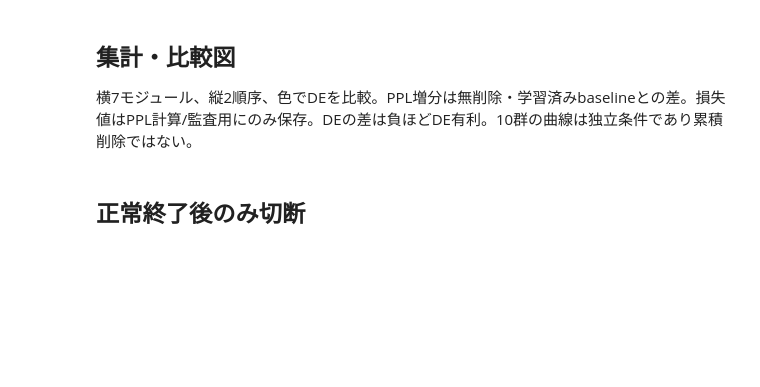
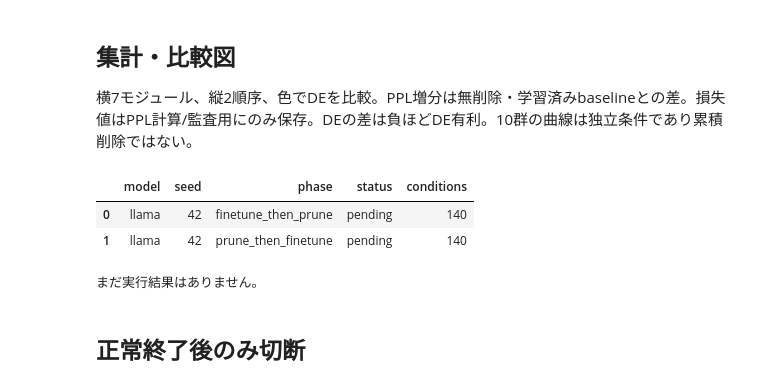
Before and after one commit to ryy1210/RMT_utils, a Jupyter notebook: notebooks/12_de_decile_finetune_order.ipynb, the cells around one changed output. Saved outputs shown, nothing was run; the diff lists cells and outputs as text; code cells hidden in the pictures; blank space fills up the shorter version.

```diff
--- a/notebooks/12_de_decile_finetune_order.ipynb
+++ b/notebooks/12_de_decile_finetune_order.ipynb
@@ -53,7 +69,7 @@ else:
     if len(found)!=1: raise RuntimeError('DATA_ROOTを手動設定してください: '+str(found))
     DATA_ROOT=found[0]
 MODEL_KEY='llama'  # 'llama' または 'gemma'。必ず1モデルずつ実行する。
-OUTPUT_ROOT=DATA_ROOT/'ibis2026_de_lra'/'decile-finetune-order-wikitext2-v1'
+OUTPUT_ROOT=DATA_ROOT/'ibis2026_de_lra'/'decile-finetune-order-wikitext2-paper-v2'
 OUTPUT=OUTPUT_ROOT/MODEL_KEY
 LEGACY_OUTPUT=DATA_ROOT/'ibis2026_de_lra'/'ibis2026-de-controlled-v2-bulk-order'
 MODELS={'llama':'meta-llama/Llama-3.2-3B','gemma':'google/gemma-3-4b-pt'}
@@ -61,16 +77,35 @@ RUN_MODELS=[MODEL_KEY]  # 内部用。通常はMODEL_KEYだけ変更する。
 SEEDS=[42]  # 論文用の反復は例 [42,43,44]。seed別に保存される。
 PHASES=['finetune_then_prune','prune_then_finetune']
 GROUPS={'UP':['up_proj'],'DOWN':['down_proj'],'GATE':['gate_proj'],'Q':['q_proj'],'K':['k_proj'],'V':['v_proj'],'O':['o_proj']}
+# 2026-11-15変更: 実行範囲だけを限定。GROUPS・LoRA対象・保存先・学習識別は維持する。
+# Llamaの削除→学習はUP/GATE。Gemmaの選定は13の完了後に行う（未設定では開始しない）。
+PRUNE_THEN_FINETUNE_GROUPS={'llama':['UP','GATE'], 'gemma':None}
+
+def phase_groups(key, phase):
+    if phase == 'finetune_then_prune':
+        return list(GROUPS)
+    selected=PRUNE_THEN_FINETUNE_GROUPS.get(key)
+    if not selected:
+        raise ValueError(f'{key}: 削除→学習の対象をPRUNE_THEN_FINETUNE_GROUPSで指定してください。')
+    if len(set(selected)) != len(selected) or not set(selected) <= set(GROUPS):
+        raise ValueError('削除→学習のモジュール指定が不正です。')
+    return list(selected)
+
 DECILES=list(range(1,11))  # 全10群。1が最小、10が最大。
 REVISIONS={'llama':'13afe5124825b4f3751f836b40dafda64c1ed062','gemma':'cc012e0a6d0787b4adcc0fa2c4da74402494554d'}
 TOTAL={'llama':3212749824,'gemma':3880263168}
-SEQ_LEN=1024; BATCH_SIZE=1; SVD_DEVICE='cuda'; TRAIN_BF16=True
+TRAIN_SEQ_LEN=1024; EVAL_SEQ_LEN=2048; BATCH_SIZE=1; SVD_DEVICE='cuda'; TRAIN_BF16=True
 TRAIN=dict(epochs=1,learning_rate=2e-4,batch=1,accumulation=8,rank=8,alpha=16,dropout=0.05,
            warmup_ratio=0.0,save_steps=100,logging_steps=10)
 # 既存06と同じ基本LoRA条件。全7モジュールを学習。テストPPLで調整しない。
 LOCAL_CACHE=Path('/content/rmt12_cache') if Path('/content').exists() else Path('/tmp/rmt12_cache')
 CACHE_ROOT=LOCAL_CACHE
 DELETE_CACHE_AFTER_GROUP=True
-RUN_EXPERIMENTS=False  # 設定・軽量検証を確認後Trueにして本番セルを実行
-AUTO_DISCONNECT=False
+RUN_EXPERIMENTS=True  # 設定・軽量検証を確認後Trueにして本番セルを実行
+AUTO_DISCONNECT=True  # 13とサーバー共有時に、他の実験を停止させないため自動解放しない。
 ALL_REQUESTED_COMPLETED=False
+
+# 評価だけ変更。学習は従来どおり1024・BOSなし・固定epoch。
+TRAIN_TARGET_MODULES=['up_proj','down_proj','gate_proj','q_proj','k_proj','v_proj','o_proj']
+torch.backends.cuda.matmul.allow_tf32=False
+torch.backends.cudnn.allow_tf32=False
@@ -343,7 +462,7 @@ def train_or_merge(model,key,seed,path):
     model.config.use_cache=False
     model=get_peft_model(model,LoraConfig(task_type=TaskType.CAUSAL_LM,r=TRAIN['rank'],
         lora_alpha=TRAIN['alpha'],lora_dropout=TRAIN['dropout'],bias='none',
-        target_modules=[v[0] for v in GROUPS.values()]))
+        target_modules=TRAIN_TARGET_MODULES))
     trainable=sum(p.numel() for p in model.parameters() if p.requires_grad)
     if trainable<=0: raise RuntimeError('No trainable LoRA parameters')
     print('LoRA trainable parameters:',trainable,flush=True)
@@ -444,7 +563,7 @@ def run12():
     for key in RUN_MODELS:
       for seed in SEEDS:
         todo={phase:{group:[(de,d) for de in (False,True) for d in DECILES
-            if complete_job(key,seed,phase,group,de,d) is None] for group in GROUPS} for phase in PHASES}
+            if complete_job(key,seed,phase,group,de,d) is None] for group in phase_groups(key,phase)} for phase in PHASES}
         base=experiment_base(key,seed)
         raw_baseline=read_result(base/'baseline_raw')
         ft_baseline=read_result(base/'baseline_ft')
@@ -492,7 +611,7 @@ def run12():
             cleanup_group(key,group)
         collect_results()
     ALL_REQUESTED_COMPLETED=all(complete_job(k,s,p,g,de,d) is not None
-        for k in RUN_MODELS for s in SEEDS for p in PHASES for g in GROUPS for de in (False,True) for d in DECILES)
+        for k in RUN_MODELS for s in SEEDS for p in PHASES for g in phase_groups(k,p) for de in (False,True) for d in DECILES)
     if not ALL_REQUESTED_COMPLETED: raise RuntimeError('未完了条件があります')
 
 def collect_results():
@@ -500,14 +619,15 @@ def collect_results():
     for k in RUN_MODELS:
       for s in SEEDS:
        for p in PHASES:
-        for g in GROUPS:
+        for g in phase_groups(k,p):
          for de in (False,True):
           for d in DECILES:
            obj=complete_job(k,s,p,g,de,d)
            rows.append(dict(**obj,status='complete') if obj else dict(model=k,seed=s,phase=p,group=g,de=de,decile=d,status='pending',ppl=None))
     df=pd.DataFrame(rows)
     if 'baseline_ppl' in df: df['ppl_increase']=pd.to_numeric(df.ppl,errors='coerce')-df.baseline_ppl
-    atomic_csv(OUTPUT/'results.csv',df)
+    folder=evaluation_dir(OUTPUT);folder.mkdir(parents=True,exist_ok=True)
+    atomic_csv(folder/'results.csv',df)
     return df
 # %% [markdown]
 ## 入力と設定の固定
@@ -598,30 +703,38 @@ else:
 # %%
 RESULTS=collect_results()
 display(RESULTS.groupby(['model','seed','phase','status']).size().rename('conditions').reset_index())
 done=RESULTS[RESULTS.status=='complete'].copy()
 if len(done):
     done['ppl']=pd.to_numeric(done.ppl,errors='coerce')
     pairs=done.pivot(index=['model','seed','phase','group','decile'],columns='de',values='ppl').reindex(columns=[False,True])
     pairs.columns=['ppl_no_de','ppl_de'];pairs=pairs.reset_index()
     pairs['de_minus_no_de']=pairs.ppl_de-pairs.ppl_no_de
-    atomic_csv(OUTPUT/'paired.csv',pairs);display(pairs)
+    atomic_csv(evaluation_dir(OUTPUT)/'paired.csv',pairs);display(pairs)
     if done.ppl.isna().any(): print('PPL overflowあり。欠損を改善とみなさないでください。')
     for key in RUN_MODELS:
       for seed in SEEDS:
         fig,axes=plt.subplots(2,7,figsize=(25,7),squeeze=False)
         for row,phase in enumerate(['finetune_then_prune','prune_then_finetune']):
           for col,group in enumerate(GROUPS):
             ax=axes[row,col]
+            if phase not in PHASES or group not in phase_groups(key,phase):
+                ax.text(0.5,0.5,'Not selected',ha='center',va='center',transform=ax.transAxes)
+                ax.set_title(group);ax.set_axis_off();continue
             for de in (False,True):
                 g=done[(done.model==key)&(done.seed==seed)&(done.phase==phase)&(done.group==group)&(done.de==de)].set_index('decile').reindex(DECILES)
                 ax.plot(DECILES,g.ppl,'-o' if not de else '--s',label='DE on' if de else 'DE off')
             for kind,color,style in [('baseline_raw','gray',':'),('baseline_ft','black','--')]:
                 base=read_result(experiment_base(key,seed)/kind)
                 if base and base['ppl'] is not None: ax.axhline(base['ppl'],color=color,ls=style,label=kind)
             ax.set(title=group,xlabel='Decile (1: smallest)',ylabel=phase+' / PPL',yscale='log',xticks=[1,5,10])
         axes[0,0].legend(fontsize=7);fig.suptitle(f'{key} seed={seed}');fig.tight_layout()
-        fig.savefig(OUTPUT/f'{key}_seed{seed}_order_ppl.pdf');plt.show()
+        fig.savefig(evaluation_dir(OUTPUT)/f'{key}_seed{seed}_order_ppl.pdf');plt.show()
 else: print('まだ実行結果はありません。')
+# %% [output]
+|  | model | seed | phase | status | conditions |
+| 0 | llama | 42 | finetune_then_prune | pending | 140 |
+| 1 | llama | 42 | prune_then_finetune | pending | 140 |
+まだ実行結果はありません。
 # %% [markdown]
 ## 正常終了後のみ切断
 # %%
```
Also changed, not shown: parts of 11 cells of this notebook, 8 other files.
